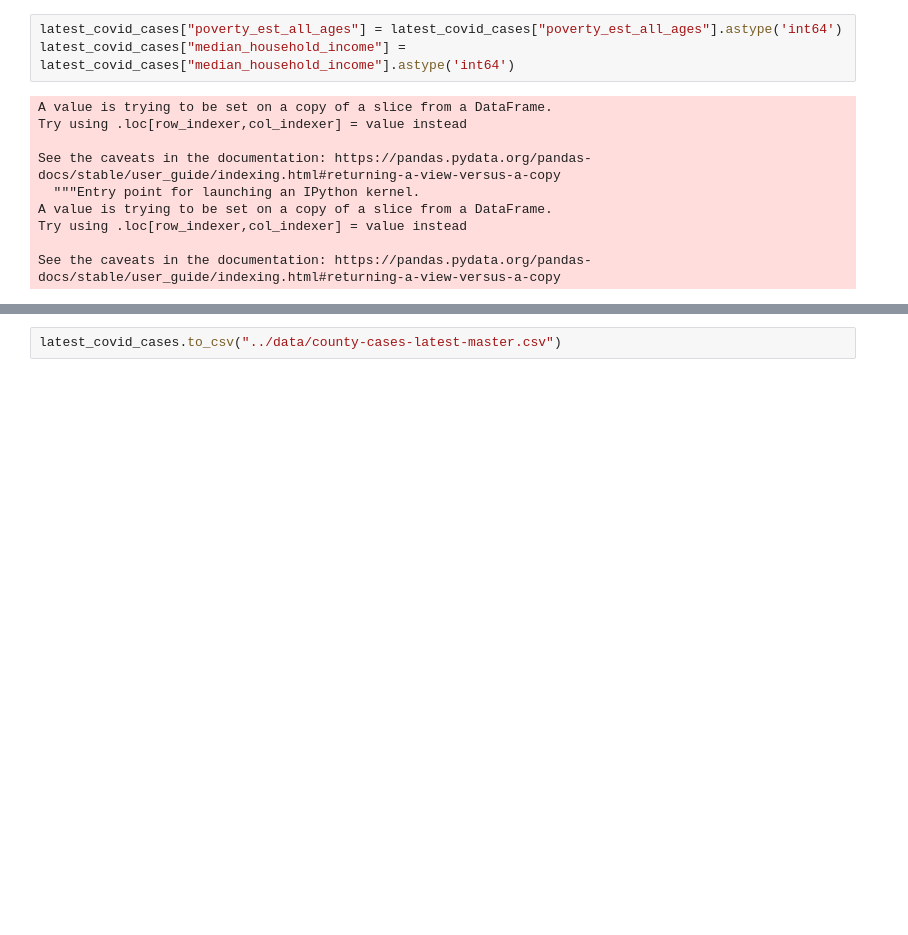
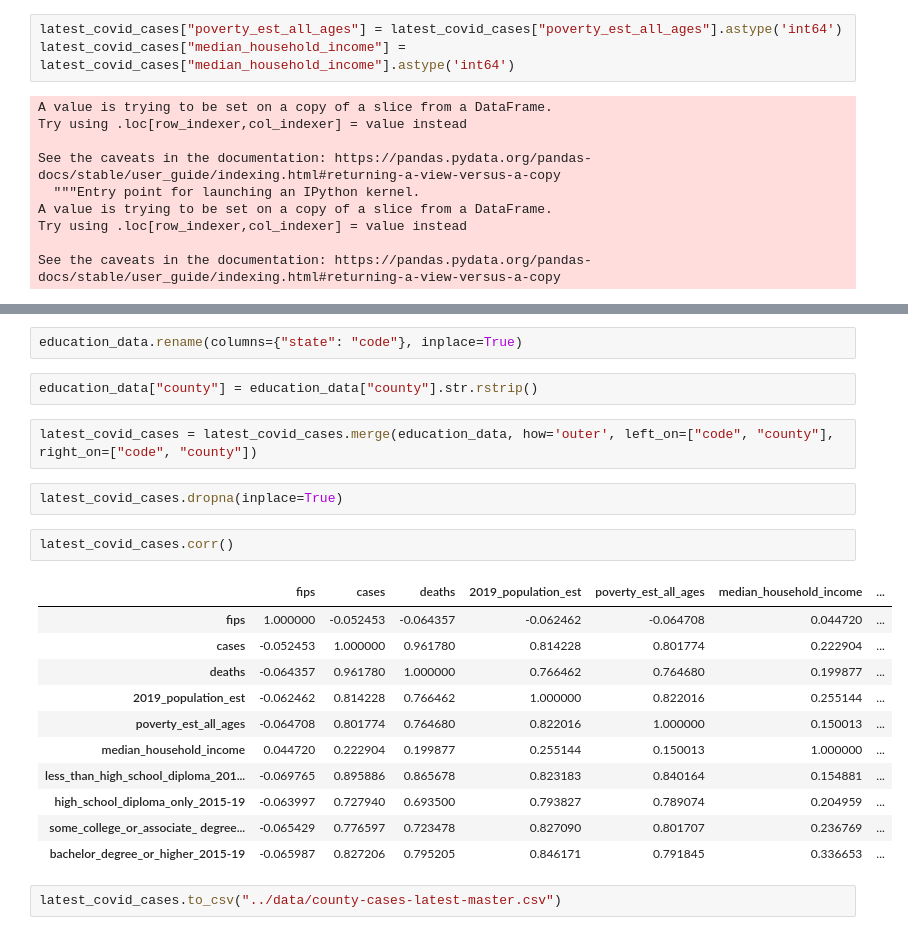
Before and after one commit to CCom20/covid-ml-application, a Jupyter notebook: notebooks/data_cleaning_notebook.ipynb, the cells around one changed output, grey strips where cells are left out. Saved outputs shown, nothing was run; the diff lists cells and outputs as text; blank space fills up the shorter version.

```diff
--- a/notebooks/data_cleaning_notebook.ipynb
+++ b/notebooks/data_cleaning_notebook.ipynb
@@ -180,3 +214,25 @@ See the caveats in the documentation: https://pandas.pydata.org/pandas-docs/stab
+# %%
+education_data.rename(columns={"state": "code"}, inplace=True)
+# %%
+education_data["county"] = education_data["county"].str.rstrip()
+# %%
+latest_covid_cases = latest_covid_cases.merge(education_data, how='outer', left_on=["code", "county"], right_on=["code", "county"])
+# %%
+latest_covid_cases.dropna(inplace=True)
+# %%
+latest_covid_cases.corr()
+# %% [output]
+|  | fips | cases | deaths | 2019_population_est | poverty_est_all_ages | median_household_income | ... |
+| fips | 1.000000 | -0.052453 | -0.064357 | -0.062462 | -0.064708 | 0.044720 | ... |
+| cases | -0.052453 | 1.000000 | 0.961780 | 0.814228 | 0.801774 | 0.222904 | ... |
+| deaths | -0.064357 | 0.961780 | 1.000000 | 0.766462 | 0.764680 | 0.199877 | ... |
+| 2019_population_est | -0.062462 | 0.814228 | 0.766462 | 1.000000 | 0.822016 | 0.255144 | ... |
+| poverty_est_all_ages | -0.064708 | 0.801774 | 0.764680 | 0.822016 | 1.000000 | 0.150013 | ... |
+| median_household_income | 0.044720 | 0.222904 | 0.199877 | 0.255144 | 0.150013 | 1.000000 | ... |
+| less_than_high_school_diploma_201... | -0.069765 | 0.895886 | 0.865678 | 0.823183 | 0.840164 | 0.154881 | ... |
+| high_school_diploma_only_2015-19 | -0.063997 | 0.727940 | 0.693500 | 0.793827 | 0.789074 | 0.204959 | ... |
+| some_college_or_associate_ degree... | -0.065429 | 0.776597 | 0.723478 | 0.827090 | 0.801707 | 0.236769 | ... |
+| bachelor_degree_or_higher_2015-19 | -0.065987 | 0.827206 | 0.795205 | 0.846171 | 0.791845 | 0.336653 | ... |
 # %%
 latest_covid_cases.to_csv("../data/county-cases-latest-master.csv")
 # %% [markdown]
```
Also changed, not shown: parts of 3 cells of this notebook, 5 other files.
